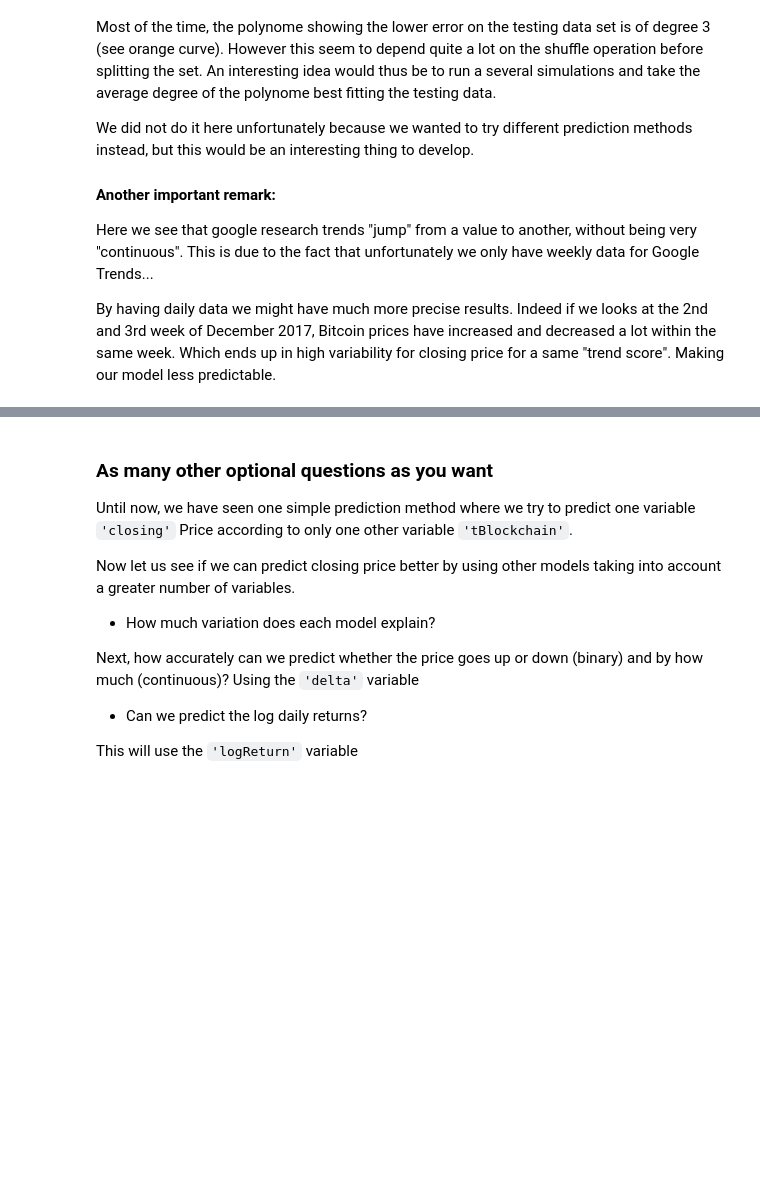
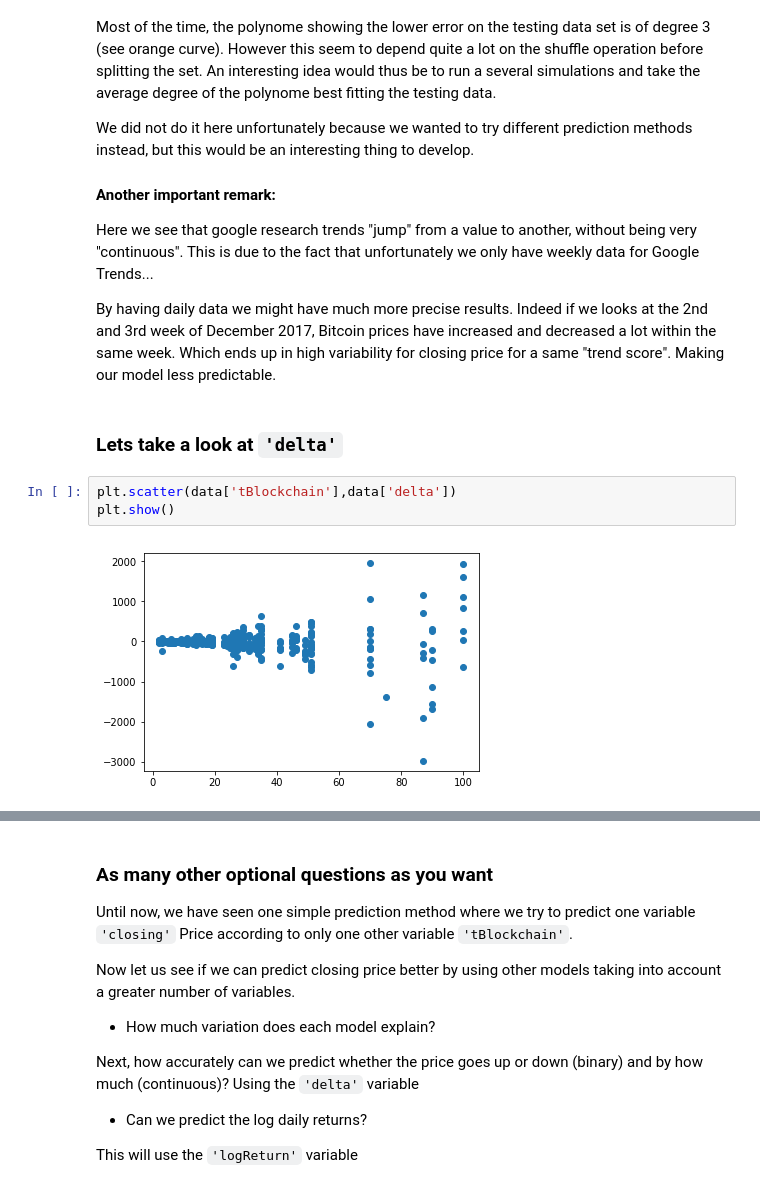
Before and after one commit to SebastienMoeller/MAP536_Python_Final, a Jupyter notebook: Project_Notebook_Sebastien_MOELLER_Viktor_MALESEVIC.ipynb, the cells around one changed output, grey strips where cells are left out. Drawn from its saved outputs; the diff is of its cells as text; blank space fills up the shorter version.

```diff
--- a/Project_Notebook_Sebastien_MOELLER_Viktor_MALESEVIC.ipynb
+++ b/Project_Notebook_Sebastien_MOELLER_Viktor_MALESEVIC.ipynb
@@ -721,3 +721,10 @@ We did not do it here unfortunately because we wanted to try different predictio
 Here we see that google research trends "jump" from a value to another, without being very "continuous". This is due to the fact that unfortunately we only have weekly data for Google Trends...
 
 By having daily data we might have much more precise results. Indeed if we looks at the 2nd and 3rd week of December 2017, Bitcoin prices have increased and decreased a lot within the same week. Which ends up in high variability for closing price for a same "trend score". Making our model less predictable.
+# %% [markdown]
+### Lets take a look at `'delta'`
+# %%
+plt.scatter(data['tBlockchain'],data['delta'])
+plt.show()
+# %% [output]
+[figure, added]
```
Also changed, not shown: parts of 10 cells of this notebook.
